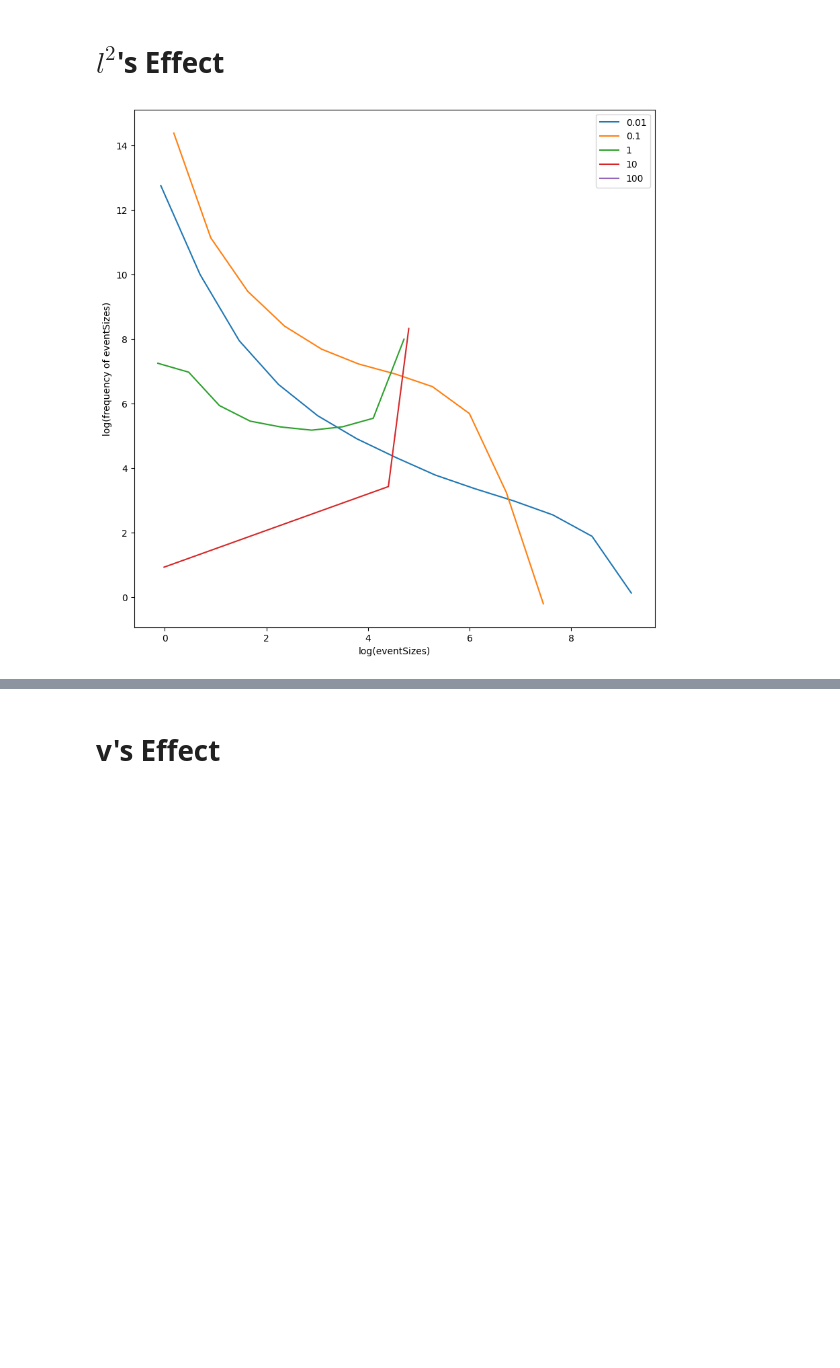
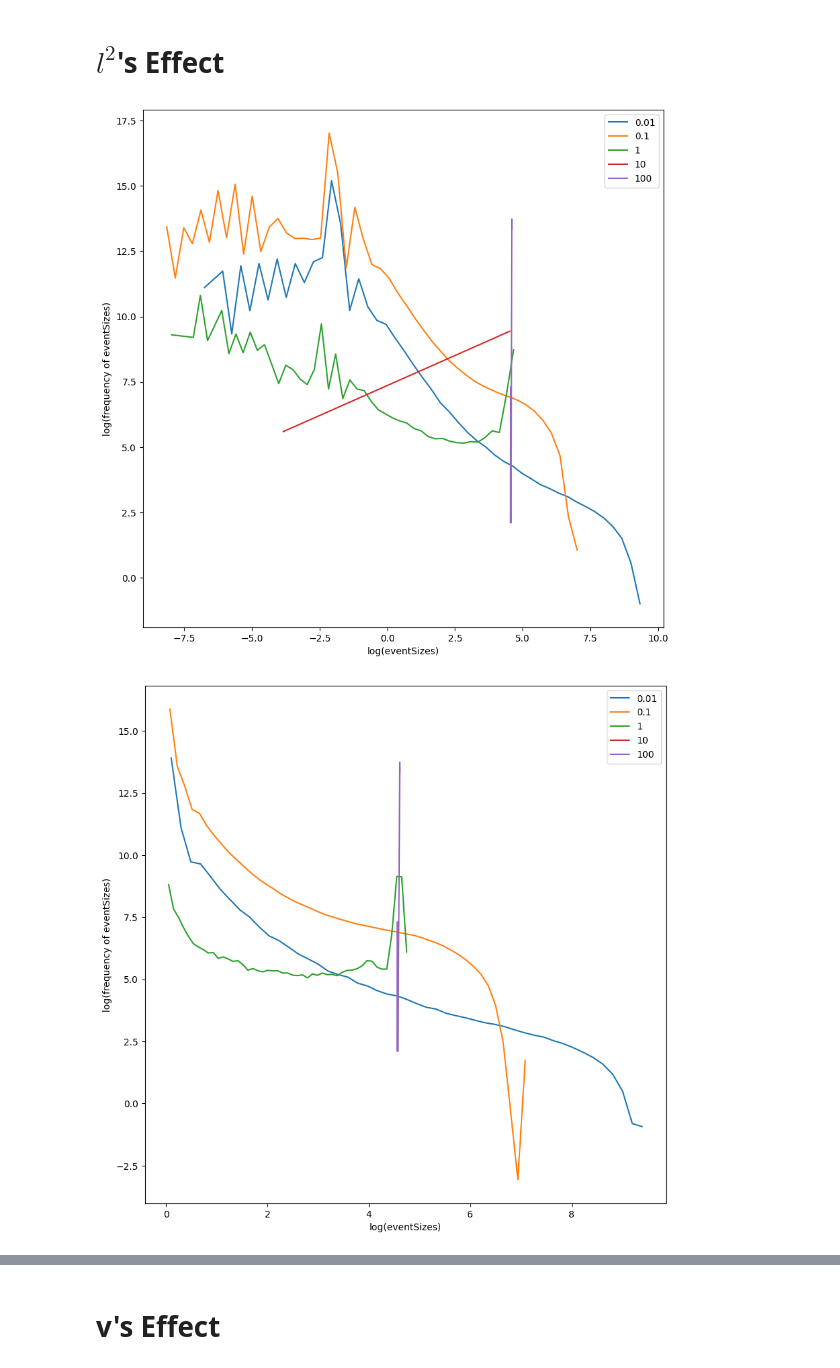
Before and after one commit to alireza-astane/Burridge_Knopoff_Model, a Jupyter notebook: BK_model/BKMoldel.ipynb, the cells around one changed output, grey strips where cells are left out. Cells and saved outputs as stored; diff of their text form; code cells hidden in the pictures; blank space fills up the shorter version.

```diff
--- a/BK_model/BKMoldel.ipynb
+++ b/BK_model/BKMoldel.ipynb
@@ -83,15 +218,17 @@ for k2 in k2s:
 # %%
 el1 = torch.load(f"eventsSizes1_k2_{k2s[0]}.pt")
 el2 = torch.load(f"eventsSizes1_k2_{k2s[1]}.pt")
 el3 = torch.load(f"eventsSizes1_k2_{k2s[2]}.pt")
 el4 = torch.load(f"eventsSizes1_k2_{k2s[3]}.pt")
 el5 = torch.load(f"eventsSizes1_k2_{k2s[4]}.pt")
 
 es = [el1,el2,el3,el4,el5]
 
 PlotEs(es,k2s)
+PlotEs2(es,k2s)
 # %% [output]
-[figure, old version]
+[figure, new version]
+[figure, added]
 # %%
 
 
```
Also changed, not shown: parts of 22 cells of this notebook.
